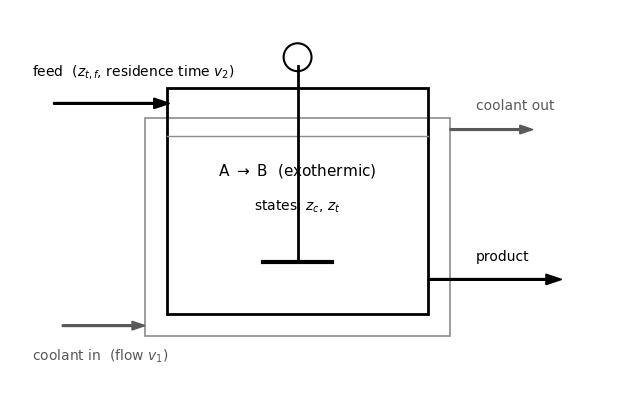
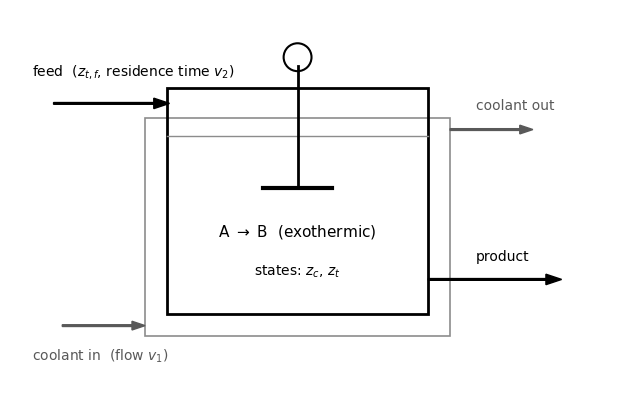
Code edit (unified diff) that turned the first committed figure into the second:
--- before
+++ after
@@ -10,6 +10,6 @@
 
 # stirrer
-ax.plot([3.5, 3.5], [3.85, 1.6], lw=2.0, color="k")
-ax.plot([3.1, 3.9], [1.6, 1.6], lw=3.0, color="k")
+ax.plot([3.5, 3.5], [3.85, 2.45], lw=2.0, color="k")
+ax.plot([3.1, 3.9], [2.45, 2.45], lw=3.0, color="k")
 ax.add_patch(Circle((3.5, 3.95), 0.16, fill=False, lw=1.5))
 
@@ -31,6 +31,6 @@
 
 # contents
-ax.text(3.5, 2.6, "A $\\rightarrow$ B  (exothermic)", ha="center", fontsize=11)
-ax.text(3.5, 2.2, "states: $z_c$, $z_t$", ha="center", fontsize=10)
+ax.text(3.5, 1.9, "A $\\rightarrow$ B  (exothermic)", ha="center", fontsize=11)
+ax.text(3.5, 1.45, "states: $z_c$, $z_t$", ha="center", fontsize=10)
 
 ax.set_xlim(0.2, 7.2)

Commit: Schematic: shorten the stirrer so the reaction text sits clear of it